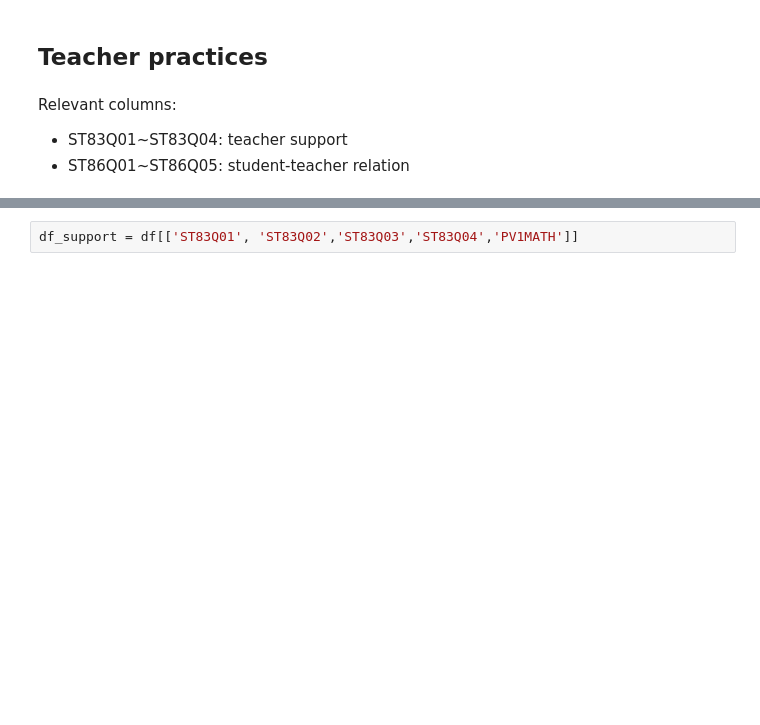
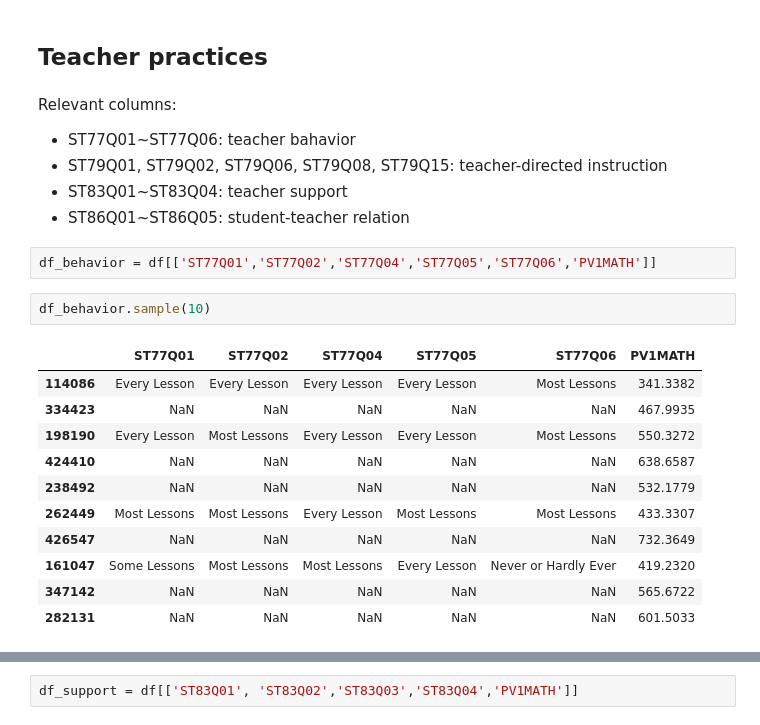
Before and after one commit to jgu1989/UdacityDataAnalystNanodegree, a Jupyter notebook: 5_Communicate_Data_Findings/pisa.ipynb, the cells around one changed output, grey strips where cells are left out. Saved outputs shown, nothing was run; the diff lists cells and outputs as text; blank space fills up the shorter version.

```diff
--- a/5_Communicate_Data_Findings/pisa.ipynb
+++ b/5_Communicate_Data_Findings/pisa.ipynb
@@ -223,5 +223,23 @@ for i in range(8):
 # %% [markdown]
 Relevant columns:
 
+- ST77Q01~ST77Q06: teacher bahavior
+- ST79Q01, ST79Q02, ST79Q06, ST79Q08, ST79Q15: teacher-directed instruction
 - ST83Q01~ST83Q04: teacher support
 - ST86Q01~ST86Q05: student-teacher relation
+# %%
+df_behavior = df[['ST77Q01','ST77Q02','ST77Q04','ST77Q05','ST77Q06','PV1MATH']]
+# %%
+df_behavior.sample(10)
+# %% [output]
+|  | ST77Q01 | ST77Q02 | ST77Q04 | ST77Q05 | ST77Q06 | PV1MATH |
+| 114086 | Every Lesson | Every Lesson | Every Lesson | Every Lesson | Most Lessons | 341.3382 |
+| 334423 | NaN | NaN | NaN | NaN | NaN | 467.9935 |
+| 198190 | Every Lesson | Most Lessons | Every Lesson | Every Lesson | Most Lessons | 550.3272 |
+| 424410 | NaN | NaN | NaN | NaN | NaN | 638.6587 |
+| 238492 | NaN | NaN | NaN | NaN | NaN | 532.1779 |
+| 262449 | Most Lessons | Most Lessons | Every Lesson | Most Lessons | Most Lessons | 433.3307 |
+| 426547 | NaN | NaN | NaN | NaN | NaN | 732.3649 |
+| 161047 | Some Lessons | Most Lessons | Most Lessons | Every Lesson | Never or Hardly Ever | 419.2320 |
+| 347142 | NaN | NaN | NaN | NaN | NaN | 565.6722 |
+| 282131 | NaN | NaN | NaN | NaN | NaN | 601.5033 |
```
Also changed, not shown: parts of 8 cells of this notebook.
